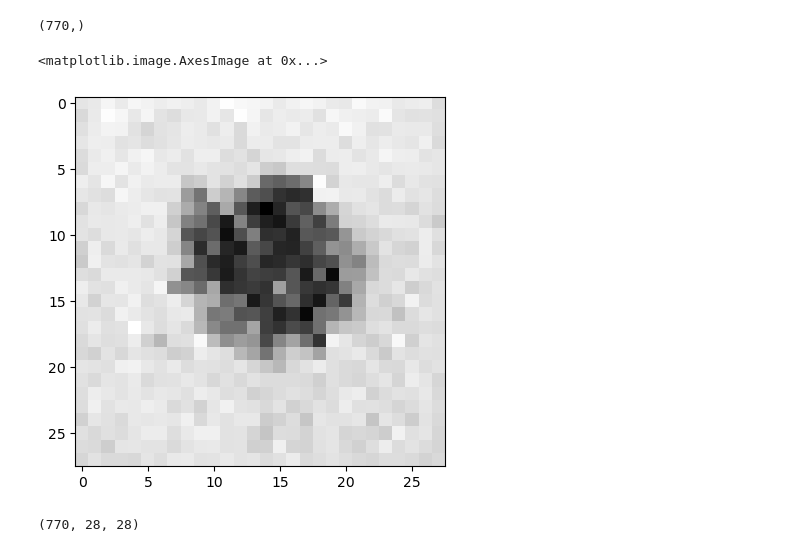
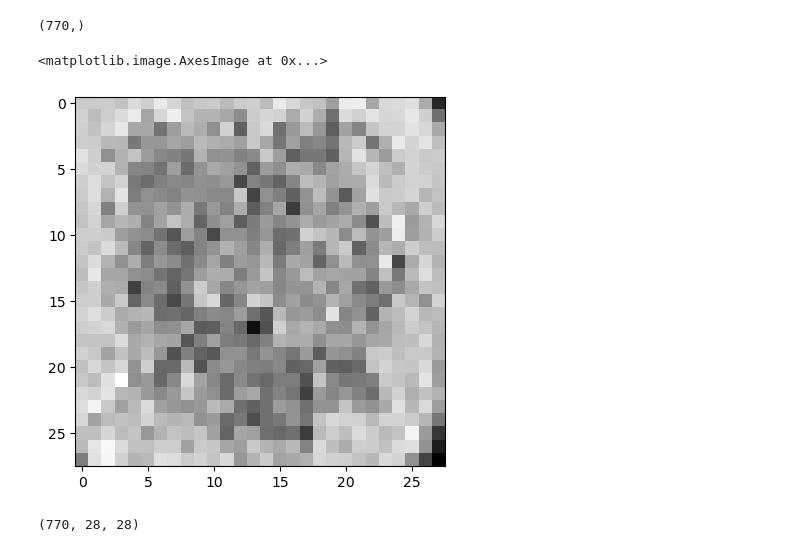
Before and after one commit to mlaversi/ProjetMachineLearningFinAnn-e, a Jupyter notebook: Performance.ipynb, the cells around one changed output. Saved outputs shown, nothing was run; the diff lists cells and outputs as text; code cells hidden in the pictures.

```diff
--- a/Performance.ipynb
+++ b/Performance.ipynb
@@ -23,7 +23,8 @@ from sklearn.model_selection import cross_val_score
 #Transfert learning
 #from keras.applications.vgg16 import VGG16, preprocess_input
 # %%
-data = pd.read_csv('data\Tumeurs.csv')
+data = pd.read_csv('data\Tumeurs_data_stabled.csv')
+data = data.drop('Unnamed: 0', axis = 1)
 # %%
 y = data['label'].copy()
 X = data.drop('label', axis=1).copy()
@@ -186,11 +188,11 @@ result = preprocessing_data_convolution(data_training)
 # %%
 X = np.array(result)
 images = X.reshape(-1, 28, 28, 1)
-image_test = np.array(images[15]).reshape(28,28)
+image_test = np.array(images[239]).reshape(28,28)
 plt.imshow(image_test, cmap = 'gray')
 # %% [output]
 <matplotlib.image.AxesImage at 0x...>
-[figure, old version]
+[figure, new version]
 # %%
 X.shape
 # %% [output]
```
Also changed, not shown: parts of 16 cells of this notebook, 4 other files.
